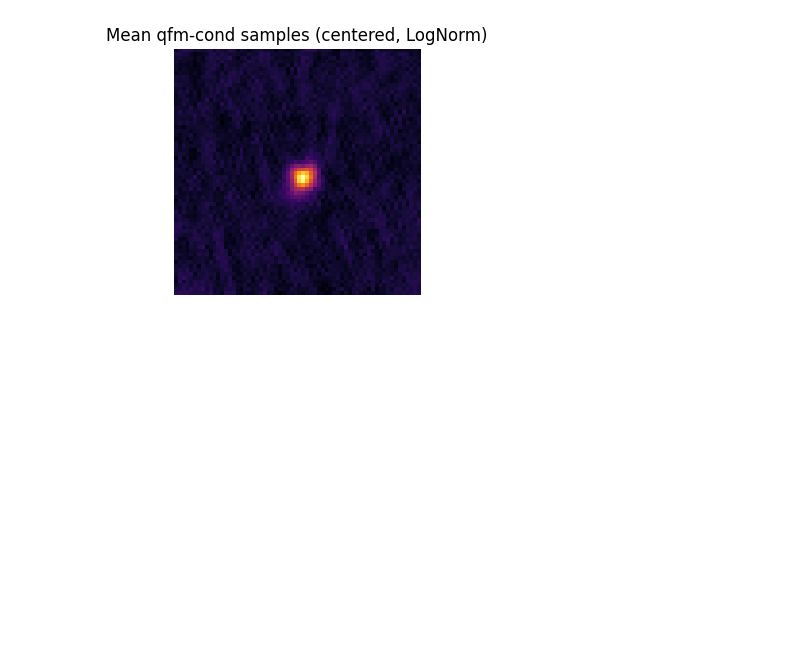
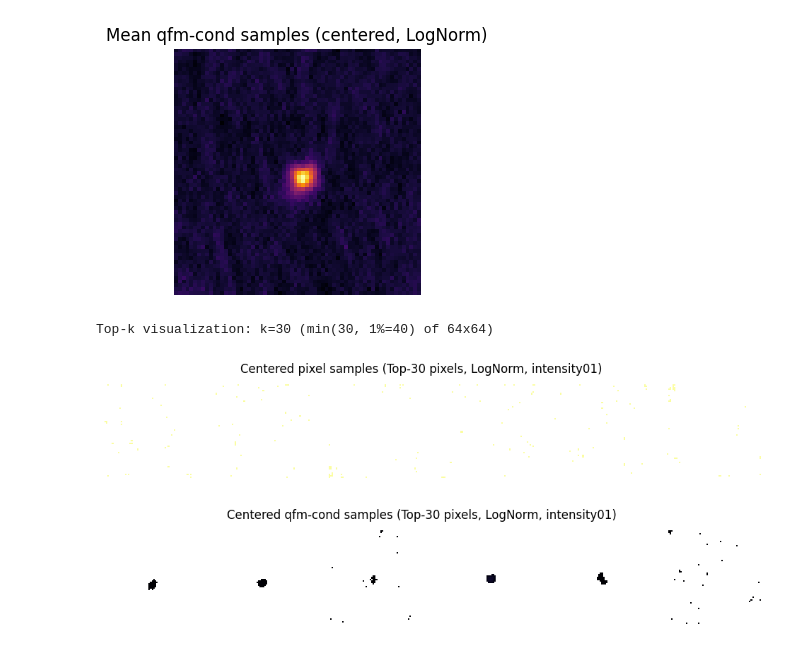
Before and after one commit to mashathepotato/GSoC-Quantum-Diffusion-Model, a Jupyter notebook: notebooks/quantum/qfm_cond_qg.ipynb, the cells around one changed output. Cells and saved outputs as stored; diff of their text form; code cells hidden in the pictures; blank space fills up the shorter version.

Commit message:
qfm_cond_qg: render top-k pixels as image rows

```diff
--- a/notebooks/quantum/qfm_cond_qg.ipynb
+++ b/notebooks/quantum/qfm_cond_qg.ipynb
@@ -1113,66 +1113,62 @@ else:
 [figure]
 [figure]
 # %%
-# Top-k / top-1% (whichever fewer) high-intensity pixel visualization for generated samples
-# Each row is a *corresponding* sample: (pixel | qfm-cond)
+# Top-k / top-1% (whichever fewer) high-intensity visualization for generated samples
+# Uses the same colormap + LogNorm style as the sample image rows.
 
 if 'samples_px' not in globals() or 'samples_q' not in globals():
     print('Run the sampling cell first to create samples_px and samples_q')
 else:
     samp_px01 = _to_intensity01(samples_px)
     samp_q01 = _to_intensity01(samples_q)
 
     samp_px_center = _center_by_energy_centroid(samp_px01)
     samp_q_center = _center_by_energy_centroid(samp_q01)
 
     n_show = min(6, int(samp_px_center.shape[0]), int(samp_q_center.shape[0]))
     H, W = int(samp_px_center.shape[2]), int(samp_px_center.shape[3])
     k_1pct = max(1, int(0.01 * H * W))
     k = min(30, k_1pct)
     print(f'Top-k visualization: k={k} (min(30, 1%={k_1pct}) of {H}x{W})')
 
-    def _topk_points(img01):
-        flat = img01.view(-1)
-        kk = min(k, flat.numel())
-        vals, idx = torch.topk(flat, kk)
-        ys = (idx // W).detach().cpu().numpy()
-        xs = (idx % W).detach().cpu().numpy()
-        vv = vals.detach().cpu().numpy()
-        return xs, ys, vv
+    def keep_topk(batch01, k):
+        # batch01: (N,1,H,W)
+        N = batch01.shape[0]
+        flat = batch01.view(N, -1)
+        kk = min(k, flat.shape[1])
+        _vals, idx = torch.topk(flat, kk, dim=1)
+        mask = torch.zeros_like(flat)
+        mask.scatter_(1, idx, 1.0)
+        return (flat * mask).view_as(batch01)
 
-    fig, axes = plt.subplots(n_show, 2, figsize=(6, 2.2 * n_show), constrained_layout=True)
-    if n_show == 1:
-        axes = np.array(axes).reshape(1, 2)
+    top_px = keep_topk(samp_px_center[:n_show], k)
+    top_q = keep_topk(samp_q_center[:n_show], k)
 
-    for i in range(n_show):
-        img_px = samp_px_center[i, 0]
-        img_q = samp_q_center[i, 0]
+    # Shared LogNorm across both rows for apples-to-apples visuals
+    pos = torch.cat([top_px[top_px > 0], top_q[top_q > 0]])
+    if pos.numel() == 0:
+        vmin, vmax = 1e-6, 1.0
+    else:
+        vmin = float(pos.min().detach().cpu().item())
+        vmax = float(torch.max(top_px.max(), top_q.max()).detach().cpu().item())
+        vmin = max(vmin, 1e-6)
+        vmax = max(vmax, vmin * 1.01)
 
-        x1, y1, v1 = _topk_points(img_px)
-        x2, y2, v2 = _topk_points(img_q)
+    norm = mcolors.LogNorm(vmin=vmin, vmax=vmax)
 
-        vmax = float(max(v1.max() if v1.size else 0.0, v2.max() if v2.size else 0.0, 1e-6))
-        vpos = np.concatenate([v1[v1 > 0], v2[v2 > 0]])
-        vmin = float(vpos.min()) if vpos.size else 1e-6
-        norm = mcolors.LogNorm(vmin=max(vmin, 1e-6), vmax=vmax)
+    def show_row(x01, title):
+        x = x01.detach().cpu().numpy()
+        fig, axes = plt.subplots(1, n_show, figsize=(n_show * 2, 2))
+        for i in range(n_show):
+            img = np.clip(x[i, 0], 0.0, 1.0)
+            axes[i].imshow(img, cmap='inferno', norm=norm, interpolation='nearest')
+            axes[i].axis('off')
+        fig.suptitle(title)
+        plt.show()
 
-        ax = axes[i, 0]
-        ax.scatter(x1, y1, c=v1, cmap='inferno', norm=norm, s=18)
-        if i == 0:
-            ax.set_title('pixel top-k')
-        ax.set_xlim(-0.5, W - 0.5)
-        ax.set_ylim(H - 0.5, -0.5)
-        ax.set_xticks([])
-        ax.set_yticks([])
-
-        ax = axes[i, 1]
-        ax.scatter(x2, y2, c=v2, cmap='inferno', norm=norm, s=18)
-        if i == 0:
-            ax.set_title('qfm-cond top-k')
-        ax.set_xlim(-0.5, W - 0.5)
-        ax.set_ylim(H - 0.5, -0.5)
-        ax.set_xticks([])
-        ax.set_yticks([])
-
-    fig.suptitle('Highest-intensity pixel locations (centered samples), per-sample row: pixel | qfm-cond', y=1.01)
-    plt.show()
+    show_row(top_px, f'Centered pixel samples (Top-{k} pixels, LogNorm, intensity01)')
+    show_row(top_q, f'Centered qfm-cond samples (Top-{k} pixels, LogNorm, intensity01)')
+# %% [output]
+Top-k visualization: k=30 (min(30, 1%=40) of 64x64)
+[figure, added]
+[figure, added]
```
